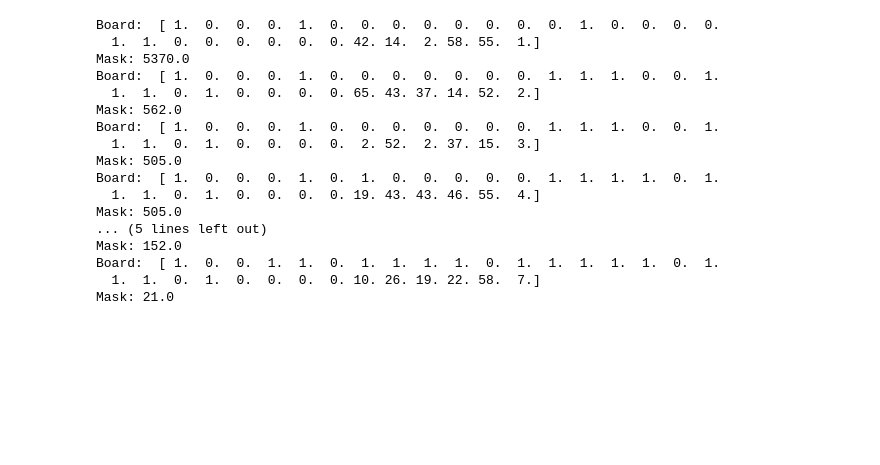
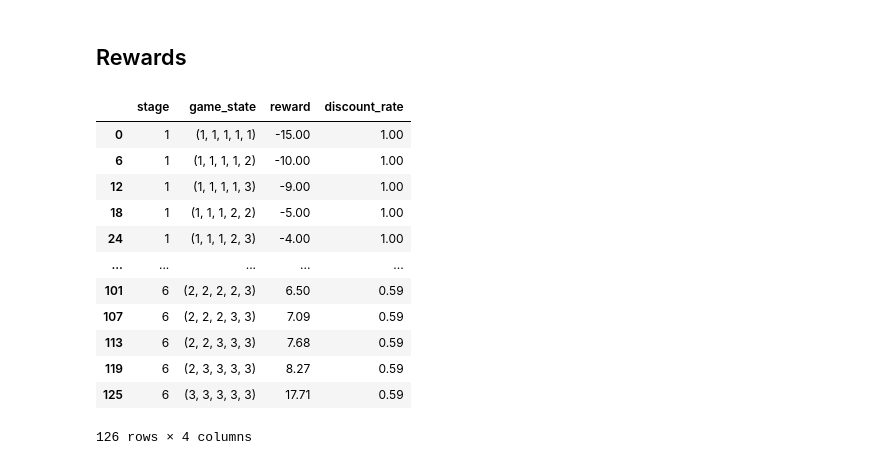
Before and after one commit to syalabi-seet/WordleRL, a Jupyter notebook: test.ipynb, the cells around one changed output. Saved outputs shown, nothing was run; the diff lists cells and outputs as text; code cells hidden in the pictures; blank space fills up the shorter version.

```diff
--- a/test.ipynb
+++ b/test.ipynb
@@ -76,20 +0,0 @@ from src.wordle_gym.env_0 import Wordle
-# %%
-Wordle(mode='easy').test()
-# %% [output]
-Board:  [ 1.  0.  0.  0.  1.  0.  0.  0.  0.  0.  0.  0.  0.  1.  0.  0.  0.  0.
-  1.  1.  0.  0.  0.  0.  0.  0. 42. 14.  2. 58. 55.  1.]
-Mask: 5370.0
-Board:  [ 1.  0.  0.  0.  1.  0.  0.  0.  0.  0.  0.  0.  1.  1.  1.  0.  0.  1.
-  1.  1.  0.  1.  0.  0.  0.  0. 65. 43. 37. 14. 52.  2.]
-Mask: 562.0
-Board:  [ 1.  0.  0.  0.  1.  0.  0.  0.  0.  0.  0.  0.  1.  1.  1.  0.  0.  1.
-  1.  1.  0.  1.  0.  0.  0.  0.  2. 52.  2. 37. 15.  3.]
-Mask: 505.0
-Board:  [ 1.  0.  0.  0.  1.  0.  1.  0.  0.  0.  0.  0.  1.  1.  1.  1.  0.  1.
-  1.  1.  0.  1.  0.  0.  0.  0. 19. 43. 43. 46. 55.  4.]
-Mask: 505.0
-... (5 lines left out)
-Mask: 152.0
-Board:  [ 1.  0.  0.  1.  1.  0.  1.  1.  1.  1.  0.  1.  1.  1.  1.  1.  0.  1.
-  1.  1.  0.  1.  0.  0.  0.  0. 10. 26. 19. 22. 58.  7.]
-Mask: 21.0
@@ -95,0 +5,44 @@ Mask: 21.0
+# %% [markdown]
+## Rewards
+# %%
+gamma = 0.9
+rewards = []
+
+for i in combinations_with_replacement([1, 2, 3], 5):
+    for s in range(0, 6):
+        discount_rate = gamma ** s
+        reward = 0
+        for j in i:
+            if j == 1:
+                reward += -3 / discount_rate
+            elif j == 2:
+                reward += 2 * discount_rate
+            elif j == 3:
+                reward += 3 * discount_rate
+
+        if i == (3, 3, 3, 3, 3):
+            reward += 15 * discount_rate
+
+        rewards.append({
+            'stage': s+1,
+            'game_state': i,
+            'reward': round(reward, 2),
+            'discount_rate': round(discount_rate, 2)
+        })
+
+rewards = pd.DataFrame.from_dict(rewards).sort_values(by=['stage', 'game_state'])
+rewards
+# %% [output]
+|  | stage | game_state | reward | discount_rate |
+| 0 | 1 | (1, 1, 1, 1, 1) | -15.00 | 1.00 |
+| 6 | 1 | (1, 1, 1, 1, 2) | -10.00 | 1.00 |
+| 12 | 1 | (1, 1, 1, 1, 3) | -9.00 | 1.00 |
+| 18 | 1 | (1, 1, 1, 2, 2) | -5.00 | 1.00 |
+| 24 | 1 | (1, 1, 1, 2, 3) | -4.00 | 1.00 |
+| ... | ... | ... | ... | ... |
+| 101 | 6 | (2, 2, 2, 2, 3) | 6.50 | 0.59 |
+| 107 | 6 | (2, 2, 2, 3, 3) | 7.09 | 0.59 |
+| 113 | 6 | (2, 2, 3, 3, 3) | 7.68 | 0.59 |
+| 119 | 6 | (2, 3, 3, 3, 3) | 8.27 | 0.59 |
+| 125 | 6 | (3, 3, 3, 3, 3) | 17.71 | 0.59 |
+126 rows × 4 columns
```
Also changed, not shown: parts of 12 cells of this notebook, 19 other files.
